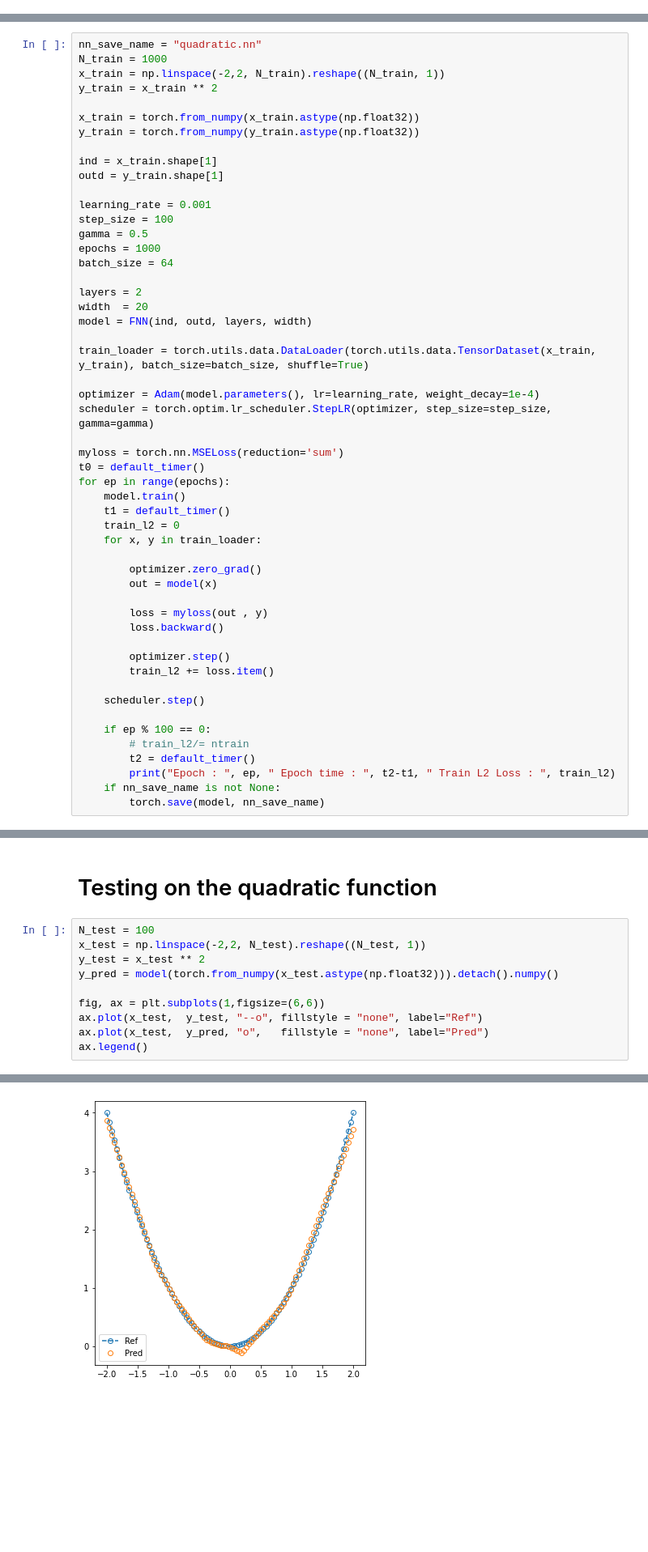
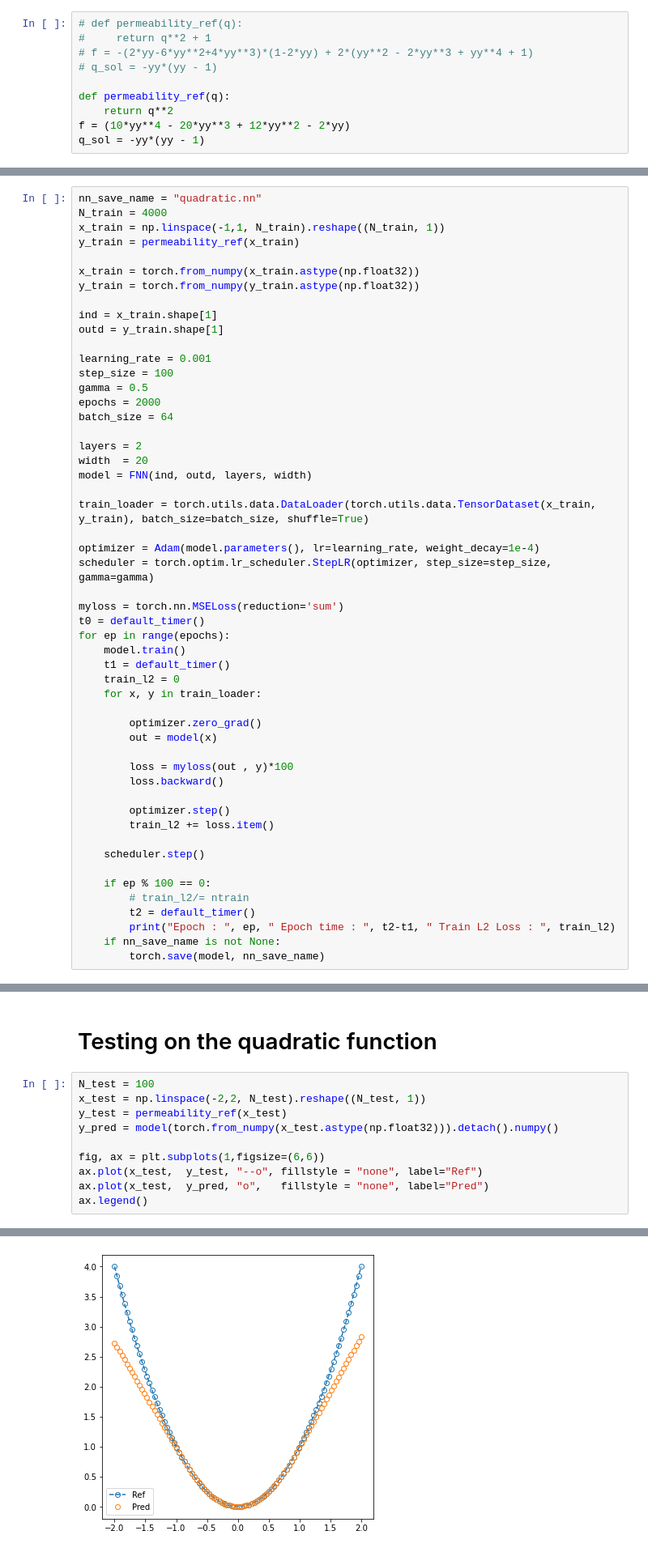
Before and after one commit to Zhengyu-Huang/Point-Jet, a Jupyter notebook: Poisson_model/Direct_NN.ipynb, the cells around one changed output, grey strips where cells are left out. Shown at 81% size. Saved outputs shown, nothing was run; the diff lists cells and outputs as text; blank space fills up the shorter version.

Commit message:
add more tests

```diff
--- a/Poisson_model/Direct_NN.ipynb
+++ b/Poisson_model/Direct_NN.ipynb
@@ -9,13 +9,23 @@ import matplotlib.animation as animation
 from Solver import nummodel, nummodel_jac, explicit_solve, implicit_solve
 from NeuralNet import *
 from timeit import default_timer
+# %%
+# def permeability_ref(q):
+#     return q**2 + 1
+# f = -(2*yy-6*yy**2+4*yy**3)*(1-2*yy) + 2*(yy**2 - 2*yy**3 + yy**4 + 1)
+# q_sol = -yy*(yy - 1)
+
+def permeability_ref(q):
+    return q**2
+f = (10*yy**4 - 20*yy**3 + 12*yy**2 - 2*yy)
+q_sol = -yy*(yy - 1)
 # %% [markdown]
 # Training a quadratic function
 # %%
 nn_save_name = "quadratic.nn"
-N_train = 1000
-x_train = np.linspace(-2,2, N_train).reshape((N_train, 1))
-y_train = x_train ** 2
+N_train = 4000
+x_train = np.linspace(-1,1, N_train).reshape((N_train, 1))
+y_train = permeability_ref(x_train)
 
 x_train = torch.from_numpy(x_train.astype(np.float32))
 y_train = torch.from_numpy(y_train.astype(np.float32))
@@ -26,7 +36,7 @@ outd = y_train.shape[1]
 learning_rate = 0.001
 step_size = 100
 gamma = 0.5
-epochs = 1000
+epochs = 2000
 batch_size = 64
 
 layers = 2
@@ -49,7 +59,7 @@ for ep in range(epochs):
         optimizer.zero_grad()
         out = model(x)
 
-        loss = myloss(out , y)
+        loss = myloss(out , y)*100
         loss.backward()
 
         optimizer.step()
@@ -79,16 +99,16 @@ Epoch :  900  Epoch time :  0.010381858000982902  Train L2 Loss :  4.60378344357
 # %%
 N_test = 100
 x_test = np.linspace(-2,2, N_test).reshape((N_test, 1))
-y_test = x_test ** 2
+y_test = permeability_ref(x_test)
 y_pred = model(torch.from_numpy(x_test.astype(np.float32))).detach().numpy()
 
 fig, ax = plt.subplots(1,figsize=(6,6))
 ax.plot(x_test,  y_test, "--o", fillstyle = "none", label="Ref")
 ax.plot(x_test,  y_pred, "o",   fillstyle = "none", label="Pred")
 ax.legend()
 # %% [output]
 <matplotlib.legend.Legend at 0x...>
-[figure, old version]
+[figure, new version]
 # %%
 Ny = 100
 L = 1.0
```
Also changed, not shown: parts of 3 cells of this notebook, 2 other files.
